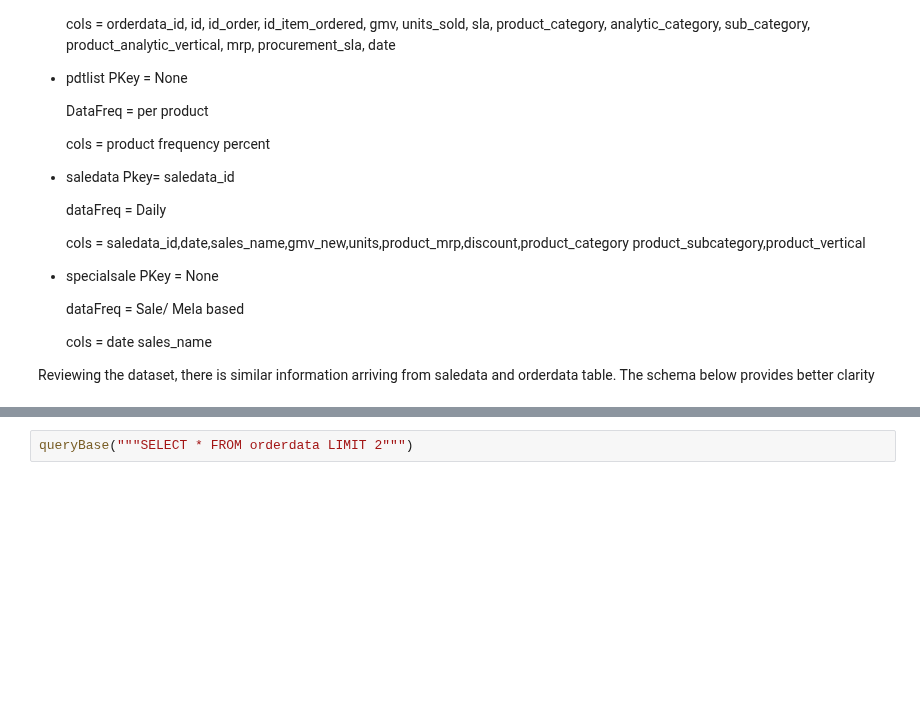
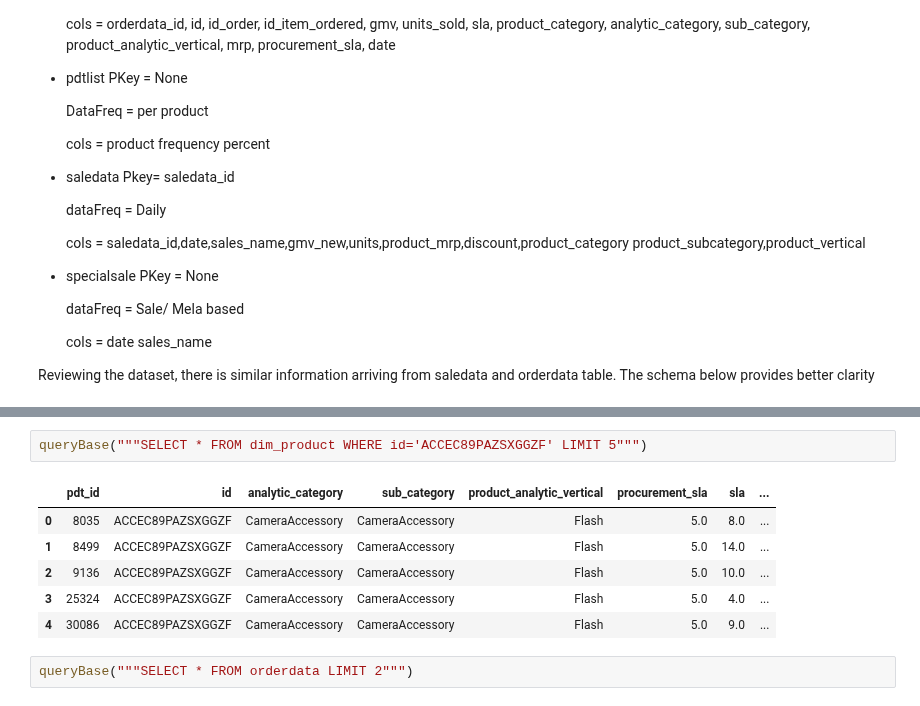
Before and after one commit to idjey/DEtheHardWay, a Jupyter notebook: Dmart_DataModeling.ipynb, the cells around one changed output, grey strips where cells are left out. Drawn from its saved outputs; the diff is of its cells as text; blank space fills up the shorter version.

```diff
--- a/Dmart_DataModeling.ipynb
+++ b/Dmart_DataModeling.ipynb
@@ -223,3 +223,12 @@ queryBase("""SELECT * FROM dim_product WHERE id='ACCEC89PAZSXGGZF'""")
+# %%
+queryBase("""SELECT * FROM dim_product WHERE id='ACCEC89PAZSXGGZF' LIMIT 5""")
+# %% [output]
+|  | pdt_id | id | analytic_category | sub_category | product_analytic_vertical | procurement_sla | sla | ... |
+| 0 | 8035 | ACCEC89PAZSXGGZF | CameraAccessory | CameraAccessory | Flash | 5.0 | 8.0 | ... |
+| 1 | 8499 | ACCEC89PAZSXGGZF | CameraAccessory | CameraAccessory | Flash | 5.0 | 14.0 | ... |
+| 2 | 9136 | ACCEC89PAZSXGGZF | CameraAccessory | CameraAccessory | Flash | 5.0 | 10.0 | ... |
+| 3 | 25324 | ACCEC89PAZSXGGZF | CameraAccessory | CameraAccessory | Flash | 5.0 | 4.0 | ... |
+| 4 | 30086 | ACCEC89PAZSXGGZF | CameraAccessory | CameraAccessory | Flash | 5.0 | 9.0 | ... |
 # %%
 queryBase("""SELECT * FROM orderdata LIMIT 2""")
 # %% [output]
```
Also changed, not shown: parts of 13 cells of this notebook, 3 other files.
